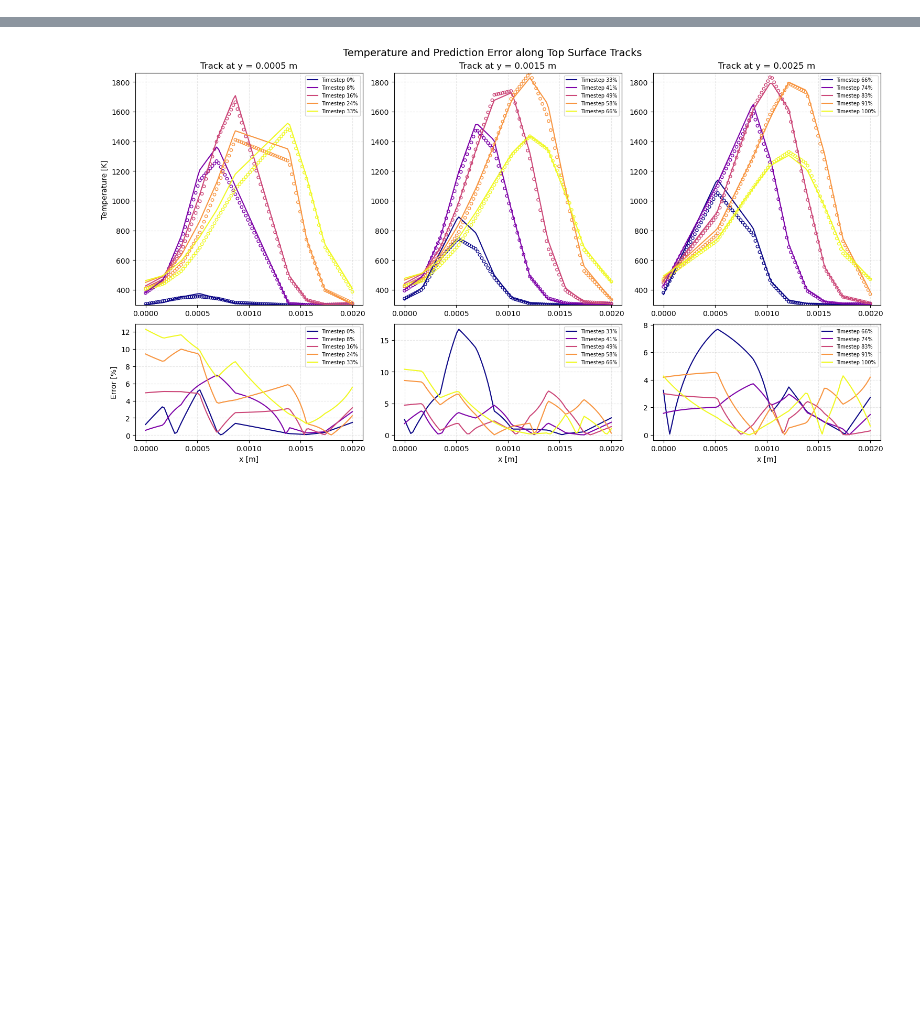
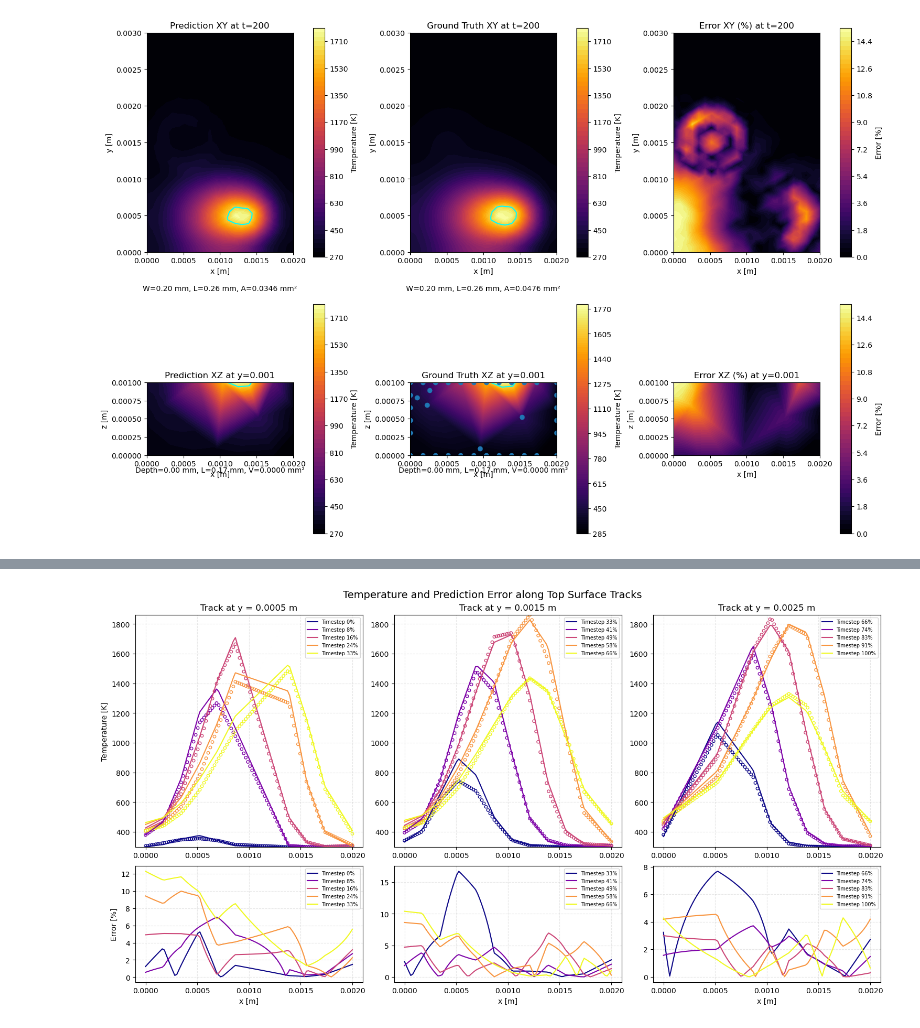
Before and after one commit to narupanta/Heat_MGN, a Jupyter notebook: plot.ipynb, the cells around one changed output, grey strips where cells are left out. Saved outputs shown, nothing was run; the diff lists cells and outputs as text; code cells hidden in the pictures; blank space fills up the shorter version.

```diff
--- a/plot.ipynb
+++ b/plot.ipynb
@@ -157,0 +315,4 @@ plt.show()
+# %%
+plot_meltpool_timestep(pred, gt, mesh_pos, timestep=200, y_section=5/30 * np.max(mesh_pos[:,1]))
+# %% [output]
+[figure, added]
```
Also changed, not shown: parts of 7 cells of this notebook, 1 other file.
